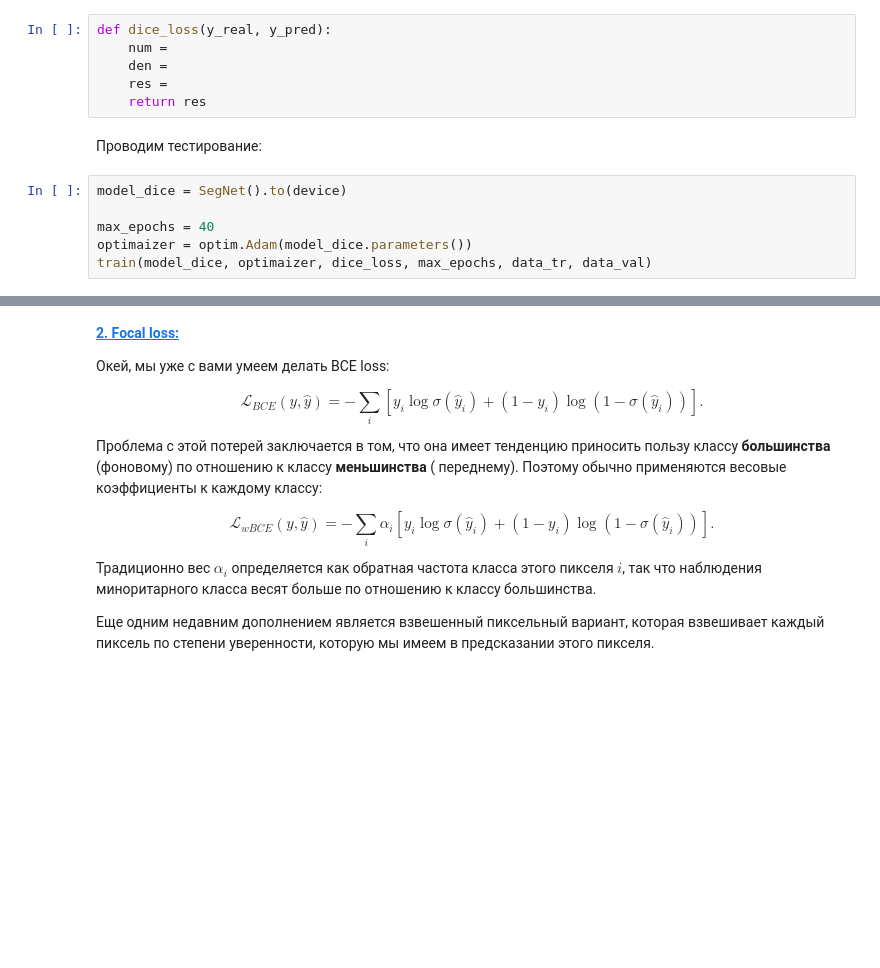
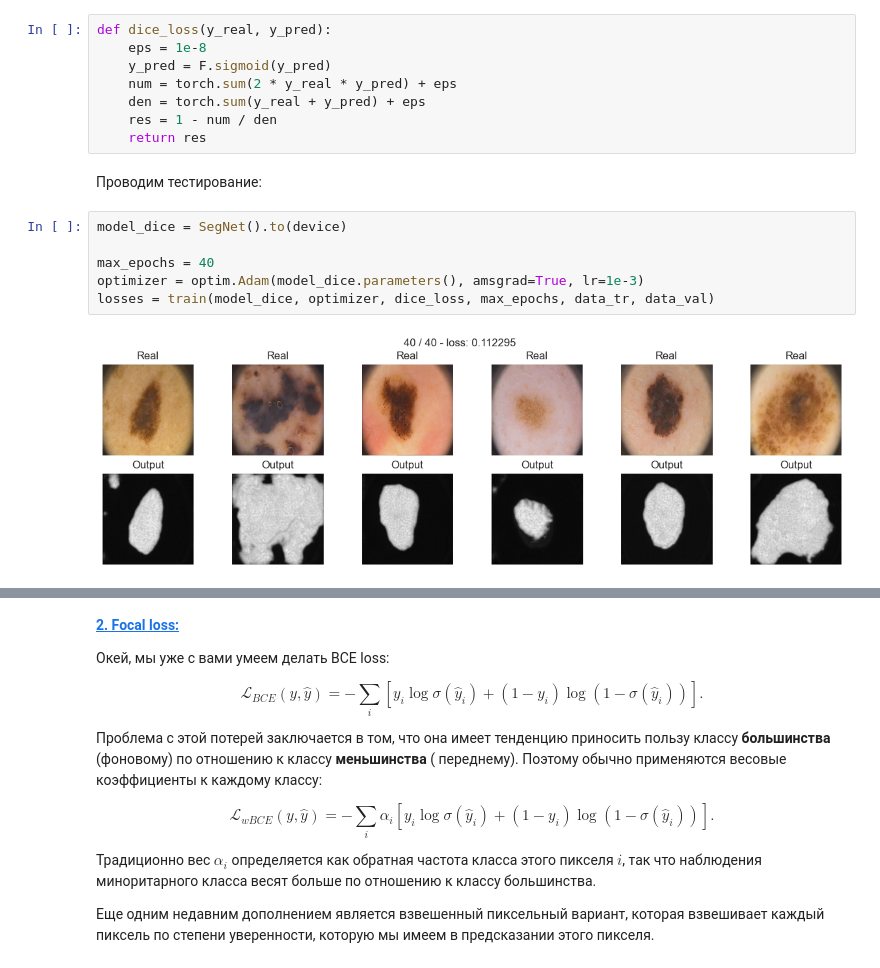
Before and after one commit to almos05/DLS, a Jupyter notebook: [homework]semantic_segmentation.ipynb, the cells around one changed output, grey strips where cells are left out. Saved outputs shown, nothing was run; the diff lists cells and outputs as text; blank space fills up the shorter version.

```diff
--- a/[homework]semantic_segmentation.ipynb
+++ b/[homework]semantic_segmentation.ipynb
@@ -451,19 +458,23 @@ $$D(X,Y)=\frac{2|X\cap Y|}{|X|+|Y|}$$
 $$\mathcal L_D(X,Y) = 1-\frac{1}{256 \times 256} \times \frac{\sum_i2X_iY_i}{\sum_iX_i+Y_i}.$$
 
 Не забудьте подумать о численной нестабильности, возникающей в математической формуле.
-# %%
-def dice_loss(y_real, y_pred):
-    num =
-    den =
-    res =
-    return res
+# %%
+def dice_loss(y_real, y_pred):
+    eps = 1e-8
+    y_pred = F.sigmoid(y_pred)
+    num = torch.sum(2 * y_real * y_pred) + eps
+    den = torch.sum(y_real + y_pred) + eps
+    res = 1 - num / den
+    return res
 # %% [markdown]
 Проводим тестирование:
 # %%
 model_dice = SegNet().to(device)
 
 max_epochs = 40
-optimaizer = optim.Adam(model_dice.parameters())
-train(model_dice, optimaizer, dice_loss, max_epochs, data_tr, data_val)
+optimizer = optim.Adam(model_dice.parameters(), amsgrad=True, lr=1e-3)
+losses = train(model_dice, optimizer, dice_loss, max_epochs, data_tr, data_val)
+# %% [output]
+[figure, added]
 # %%
 score_model(model_dice, iou_pytorch, data_val)
```
Also changed, not shown: parts of 15 cells of this notebook.
